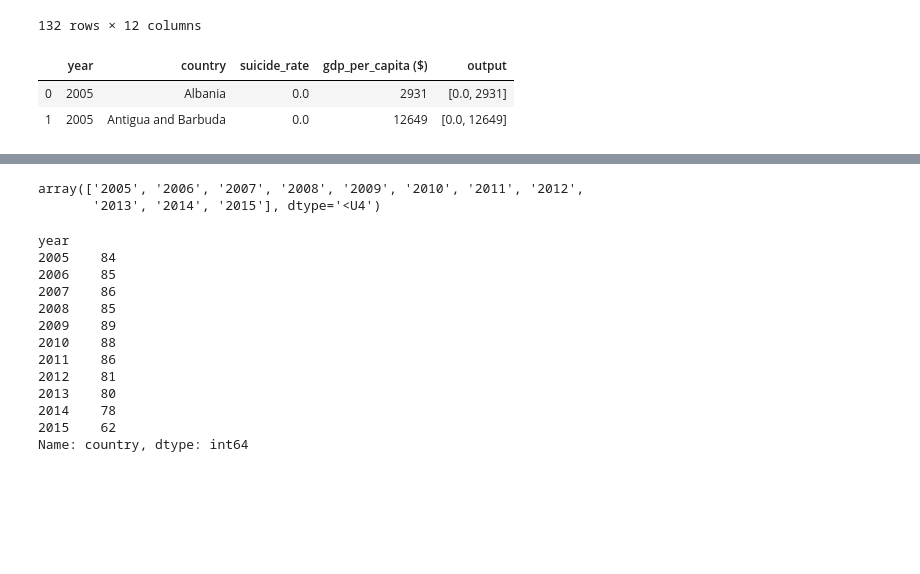
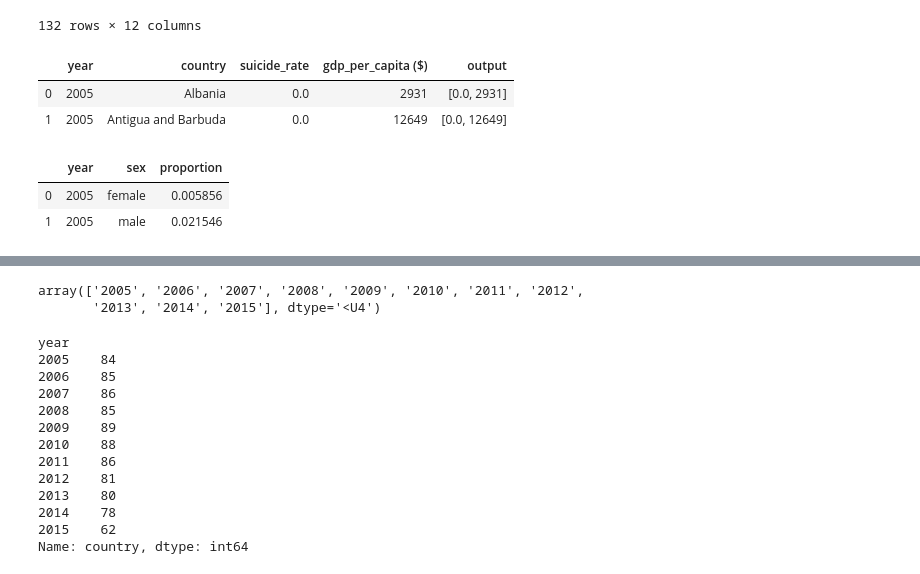
Before and after one commit to elvychen/suicide-analysis, a Jupyter notebook: Untitled.ipynb, the cells around one changed output, grey strips where cells are left out. Cells and saved outputs as stored; diff of their text form; code cells hidden in the pictures; blank space fills up the shorter version.

```diff
--- a/Untitled.ipynb
+++ b/Untitled.ipynb
@@ -69,3 +69,11 @@ for i in range(2005,2016):
         inner1['weight'] = prop[j]
         yearlist+=[inner1]
     out1[str(i)]=yearlist
+# %%
+pie = data.groupby(['year','sex']).sum()[['suicides_no', 'population']]['suicides_no'] / data.groupby(['year','sex']).sum()[['suicides_no', 'population']]['population']*100
+pie = pie.to_frame().rename(columns={0:'proportion'}).reset_index()
+pie.head(2)
+# %% [output]
+|  | year | sex | proportion |
+| 0 | 2005 | female | 0.005856 |
+| 1 | 2005 | male | 0.021546 |
```
Also changed, not shown: parts of 4 cells of this notebook, 7 other files.
